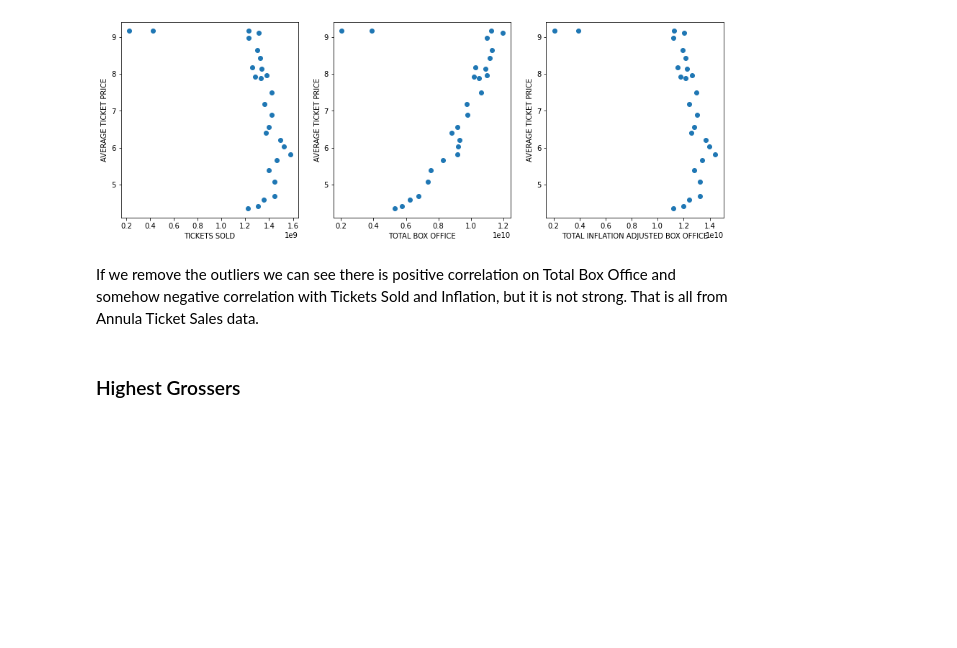
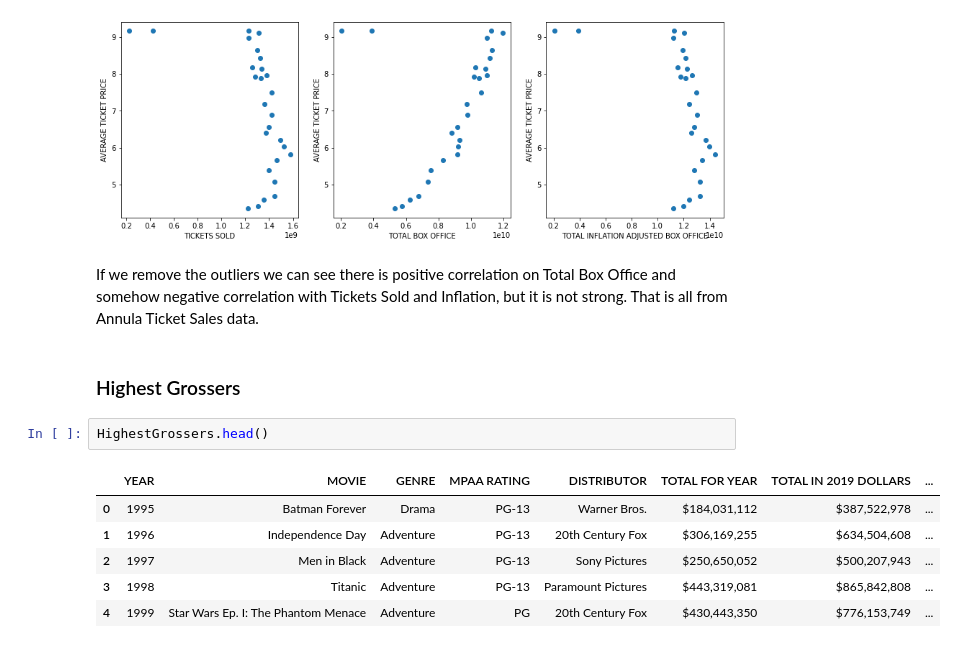
Before and after one commit to aliyusifov99/Hollywood-Theatrical-Market-Synopsis-1995-to-2021, a Jupyter notebook: Hollywood_Theatrical_Market_Synopsis_1995_to_2021.ipynb, the cells around one changed output. Saved outputs shown, nothing was run; the diff lists cells and outputs as text; blank space fills up the shorter version.

```diff
--- a/Hollywood_Theatrical_Market_Synopsis_1995_to_2021.ipynb
+++ b/Hollywood_Theatrical_Market_Synopsis_1995_to_2021.ipynb
@@ -215,3 +215,12 @@ Text(0.5, 0, 'TOTAL INFLATION ADJUSTED BOX OFFICE')
 If we remove the outliers we can see there is positive correlation on Total Box Office and somehow negative correlation with Tickets Sold and Inflation, but it is not strong. That is all from Annula Ticket Sales data.
 # %% [markdown]
 ### Highest Grossers
+# %%
+HighestGrossers.head()
+# %% [output]
+|  | YEAR | MOVIE | GENRE | MPAA RATING | DISTRIBUTOR | TOTAL FOR YEAR | TOTAL IN 2019 DOLLARS | ... |
+| 0 | 1995 | Batman Forever | Drama | PG-13 | Warner Bros. | $184,031,112 | $387,522,978 | ... |
+| 1 | 1996 | Independence Day | Adventure | PG-13 | 20th Century Fox | $306,169,255 | $634,504,608 | ... |
+| 2 | 1997 | Men in Black | Adventure | PG-13 | Sony Pictures | $250,650,052 | $500,207,943 | ... |
+| 3 | 1998 | Titanic | Adventure | PG-13 | Paramount Pictures | $443,319,081 | $865,842,808 | ... |
+| 4 | 1999 | Star Wars Ep. I: The Phantom Menace | Adventure | PG | 20th Century Fox | $430,443,350 | $776,153,749 | ... |
```
Also changed, not shown: parts of 6 cells of this notebook.
